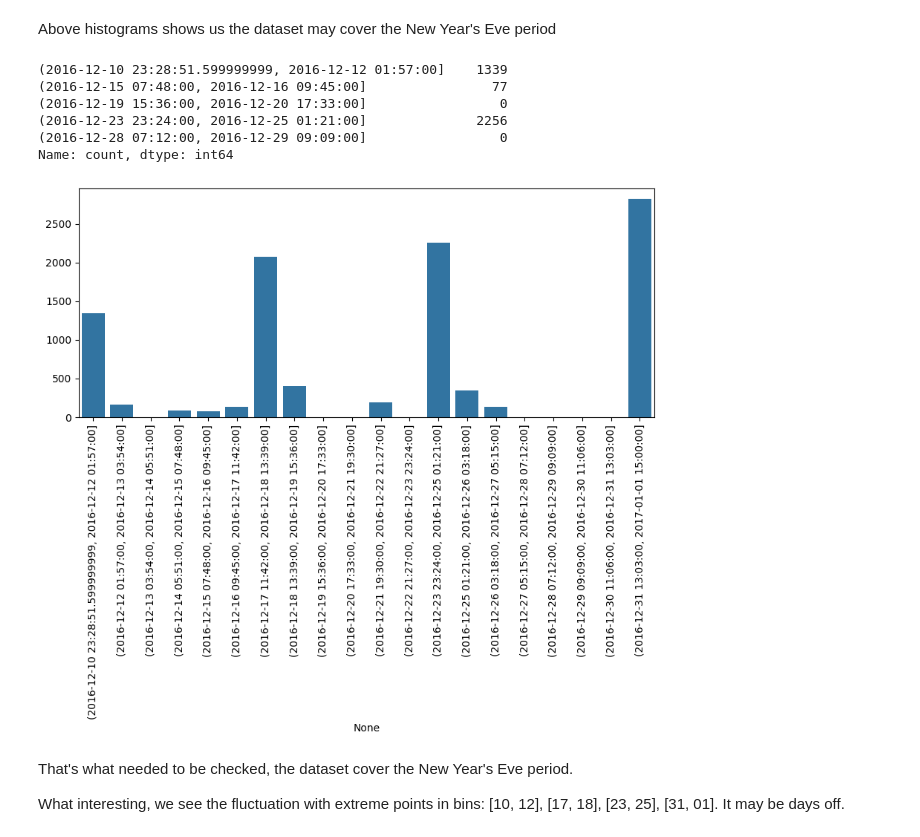
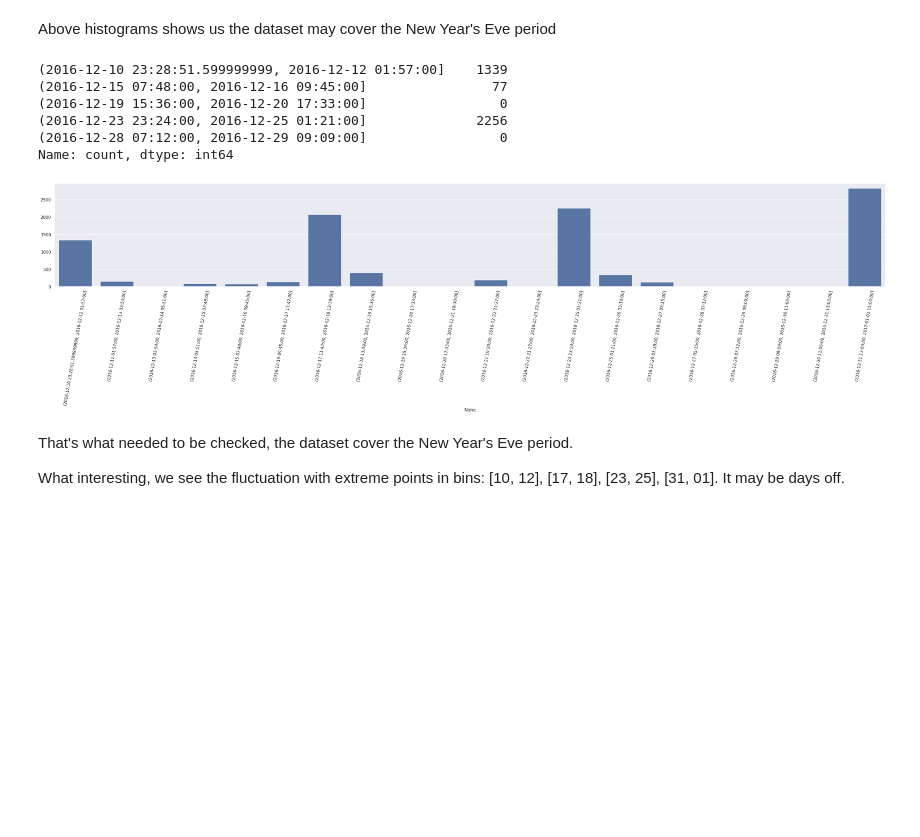
Before and after one commit to Luzinsan/ML_learn, a Jupyter notebook: ML/Innopolis/material/1 semester/Machine Learning/Labs/lab1/Lab-1.ipynb, the cells around one changed output. Cells and saved outputs as stored; diff of their text form; code cells hidden in the pictures; blank space fills up the shorter version.

```diff
--- a/ML/Innopolis/material/1 semester/Machine Learning/Labs/lab1/Lab-1.ipynb
+++ b/ML/Innopolis/material/1 semester/Machine Learning/Labs/lab1/Lab-1.ipynb
@@ -166,19 +166,19 @@ football_df['Datetime'] = pd.to_datetime(dict(year=football_df['Date'].dt.year,
                     minute=football_df['time_1']))
 # %%
 bins_datetime = football_df['Datetime'].value_counts(sort=False, bins=20)
+_, ax = plt.subplots(figsize=(40, 5))
 bins_datetime_plot = sns.barplot(x=bins_datetime.index.astype(str),
                                  y=bins_datetime.values)
-bins_datetime_plot.tick_params(axis='x', rotation=90)
-plt.rcParams['figure.figsize'] = (10, 4)
+bins_datetime_plot.tick_params(axis='x', rotation=80)
 bins_datetime[::4]
 # %% [output]
 (2016-12-10 23:28:51.599999999, 2016-12-12 01:57:00]    1339
 (2016-12-15 07:48:00, 2016-12-16 09:45:00]                77
 (2016-12-19 15:36:00, 2016-12-20 17:33:00]                 0
 (2016-12-23 23:24:00, 2016-12-25 01:21:00]              2256
 (2016-12-28 07:12:00, 2016-12-29 09:09:00]                 0
 Name: count, dtype: int64
-[figure, old version]
+[figure, new version]
 # %% [markdown]
 That's what needed to be checked, the dataset cover the New Year's Eve period.
 
```
Also changed, not shown: parts of 17 cells of this notebook, 2 other files.
